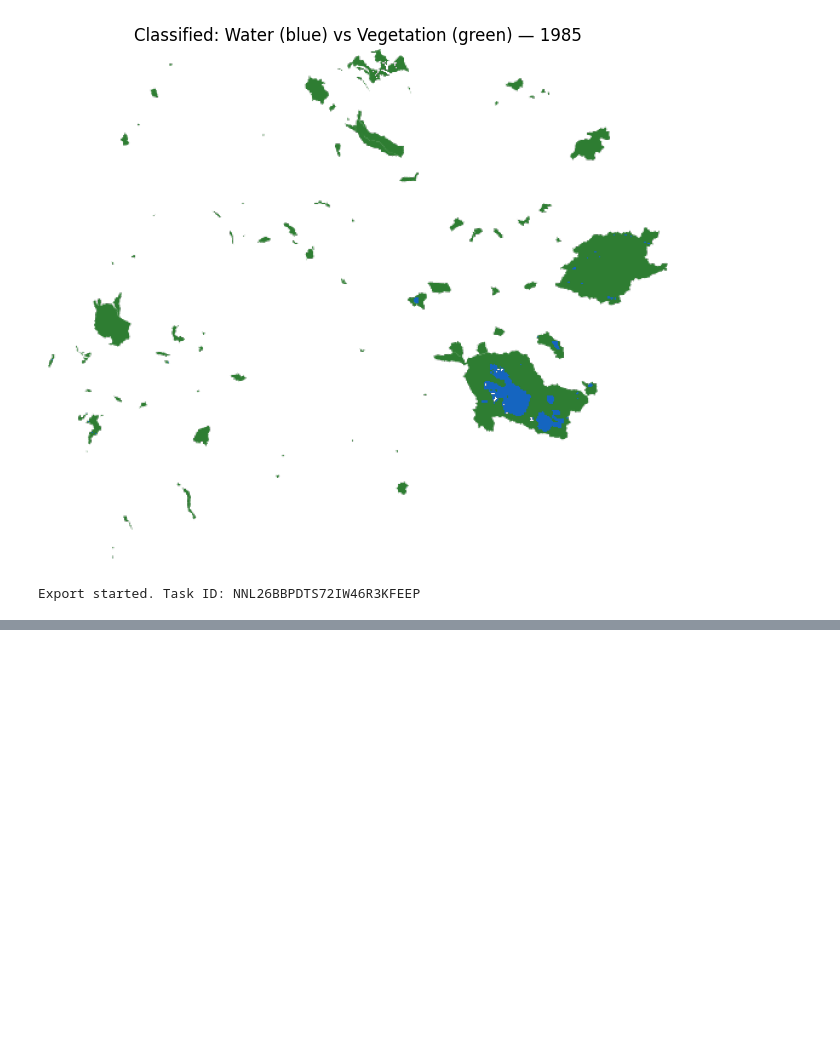
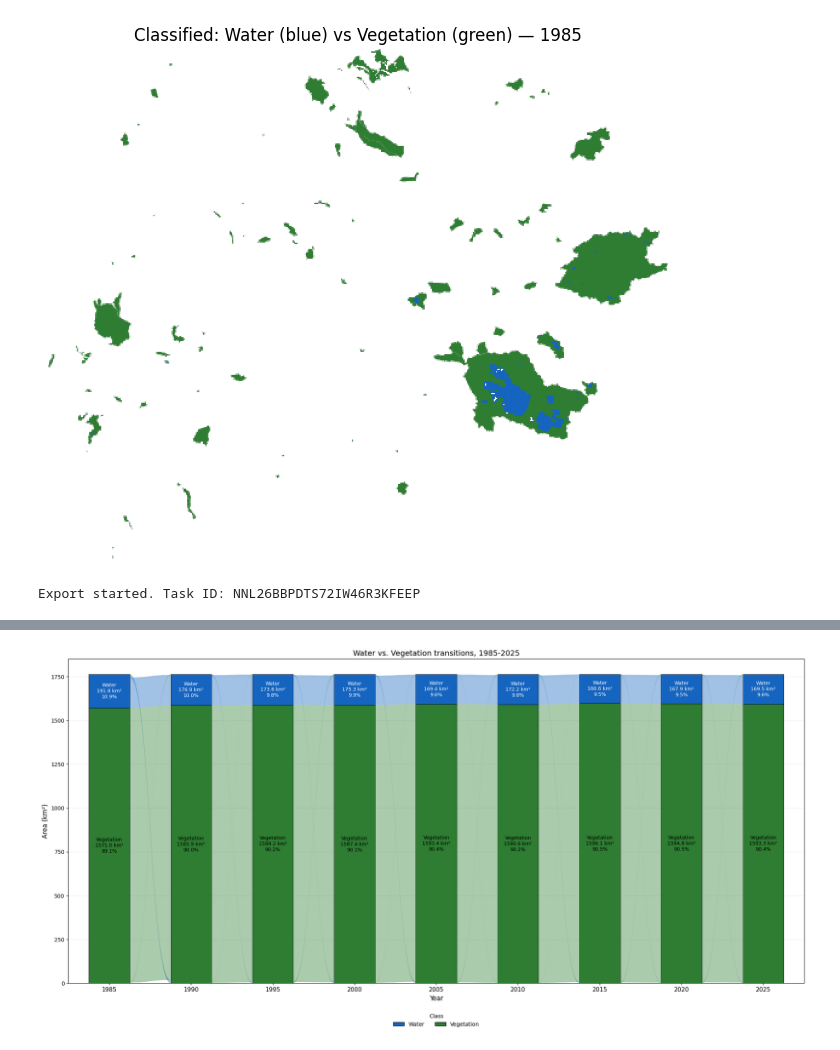
Before and after one commit to Mohammed777777777/Oil-Sand-Monitoring, a Jupyter notebook: Watershed_Classification.ipynb, the cells around one changed output, grey strips where cells are left out. Drawn from its saved outputs; the diff is of its cells as text; code cells hidden in the pictures; blank space fills up the shorter version.

```diff
--- a/Watershed_Classification.ipynb
+++ b/Watershed_Classification.ipynb
@@ -663,0 +864,3 @@ KeyError: (1985, 1995)
+# %%
+with rasterio.open('/content/drive/MyDrive/GEE_Exports/classified_1985.tif') as src:
+    print('Pixel size (x, y):', src.res)
@@ -663,0 +928,4 @@ KeyError: (1985, 1995)
+# %%
+for year in ALL_YEARS:
+    with rasterio.open(f'/content/drive/MyDrive/GEE_Exports/classified_{year}.tif') as src:
+        print(year, src.shape, src.transform)
@@ -663,0 +997,10 @@ KeyError: (1985, 1995)
+# %%
+# ============================================
+# Sanity check: does total area per year look stable and plausible?
+# ============================================
+
+for i, year in enumerate(ALL_YEARS):
+    year_total = totals[i].sum()
+    water_pct = 100 * totals[i, 0] / year_total
+    veg_pct = 100 * totals[i, 1] / year_total
+    print(f'{year}: total={year_total:.1f} km², Water={water_pct:.1f}%, Vegetation={veg_pct:.1f}%')
@@ -663,0 +1017,79 @@ KeyError: (1985, 1995)
+# %%
+# ============================================
+# Alluvial diagram — corrected data, km²
+# ============================================
+
+import matplotlib.pyplot as plt
+from matplotlib.patches import Rectangle
+from matplotlib.path import Path
+import matplotlib.patches as mpatches
+
+class_colors = ['#1565C0', '#2E7D32']  # 0=Water (blue), 1=Vegetation (green)
+
+fig, ax = plt.subplots(figsize=(20, 10))
+bar_width = 0.5
+x_positions = np.arange(len(ALL_YEARS))
+
+stack_order = [1, 0]
+stratum_bounds = {}
+
+for i, xc in enumerate(x_positions):
+    y_cursor = 0.0
+    for c in stack_order:
+        h = totals[i, c]
+        if h > 0:
+            ax.add_patch(Rectangle(
+                (xc - bar_width / 2, y_cursor), bar_width, h,
+                facecolor=class_colors[c], edgecolor='black', linewidth=0.6, zorder=3
+            ))
+            pct = 100 * h / totals[i].sum()
+            text_color = 'white' if c == 0 else 'black'
+            ax.text(xc, y_cursor + h / 2,
+                    f'{CLASS_NAMES[c]}\n{h:.1f} km\u00b2\n{pct:.1f}%',
+                    ha='center', va='center', fontsize=9, color=text_color, zorder=4)
+            stratum_bounds[(i, c)] = (y_cursor, y_cursor + h)
+        else:
+            stratum_bounds[(i, c)] = (y_cursor, y_cursor)
+        y_cursor += h
+
+for i, T in enumerate(transitions):
+    x_a = x_positions[i] + bar_width / 2
+    x_b = x_positions[i + 1] - bar_width / 2
+    src_cursor = {c: stratum_bounds[(i, c)][0] for c in range(n_classes)}
+    tgt_cursor = {c: stratum_bounds[(i + 1, c)][0] for c in range(n_classes)}
+
+    for c_from in stack_order[::-1]:
+        for c_to in stack_order[::-1]:
+            h = T[c_from, c_to]
+            if h <= 0:
+                continue
+            y0_a = src_cursor[c_from]; y1_a = y0_a + h; src_cursor[c_from] = y1_a
+            y0_b = tgt_cursor[c_to]; y1_b = y0_b + h; tgt_cursor[c_to] = y1_b
+            xm = (x_a + x_b) / 2
+            verts = [(x_a, y0_a), (xm, y0_a), (xm, y0_b), (x_b, y0_b),
+                     (x_b, y1_b), (xm, y1_b), (xm, y1_a), (x_a, y1_a), (x_a, y0_a)]
+            codes = [Path.MOVETO, Path.CURVE4, Path.CURVE4, Path.CURVE4,
+                     Path.LINETO, Path.CURVE4, Path.CURVE4, Path.CURVE4, Path.CLOSEPOLY]
+            ax.add_patch(mpatches.PathPatch(Path(verts, codes),
+                         facecolor=class_colors[c_from], edgecolor='none', alpha=0.4, zorder=2))
+
+ax.set_xticks(x_positions)
+ax.set_xticklabels(ALL_YEARS, fontsize=11)
+ax.set_ylabel('Area (km\u00b2)', fontsize=12)
+ax.set_xlabel('Year', fontsize=12)
+ax.set_title(f'Water vs. Vegetation transitions, {ALL_YEARS[0]}-{ALL_YEARS[-1]}', fontsize=14)
+ax.set_ylim(0, totals.sum(axis=1).max() * 1.05)
+ax.set_xlim(x_positions[0] - 0.5, x_positions[-1] + 0.5)
+ax.grid(axis='y', alpha=0.2, zorder=1)
+ax.set_axisbelow(True)
+
+legend_patches = [mpatches.Patch(facecolor=class_colors[c], edgecolor='black', label=CLASS_NAMES[c])
+                   for c in range(n_classes)]
+ax.legend(handles=legend_patches, loc='lower center', bbox_to_anchor=(0.5, -0.15),
+          ncol=n_classes, frameon=False, title='Class')
+
+plt.tight_layout()
+plt.savefig('/content/water_vegetation_alluvial_corrected.png', dpi=200, bbox_inches='tight')
+plt.show()
+# %% [output]
+[figure, added]
```
Also changed, not shown: parts of 20 cells of this notebook.
